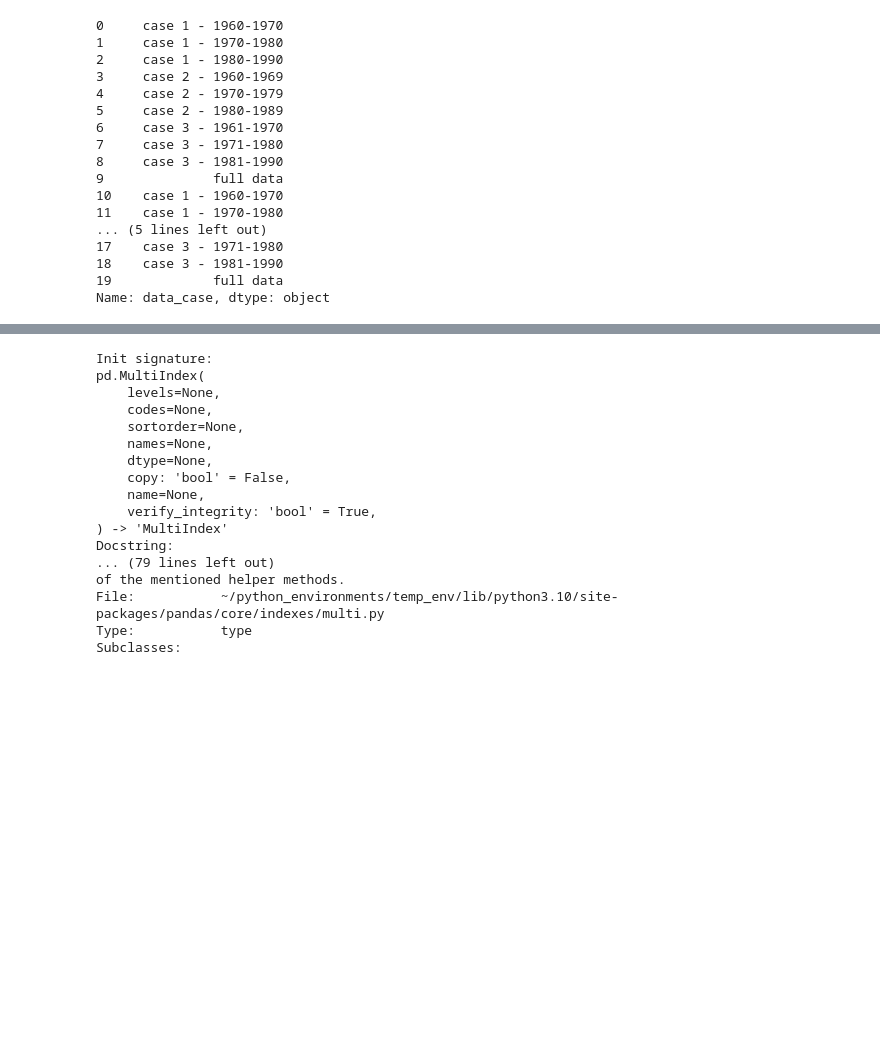
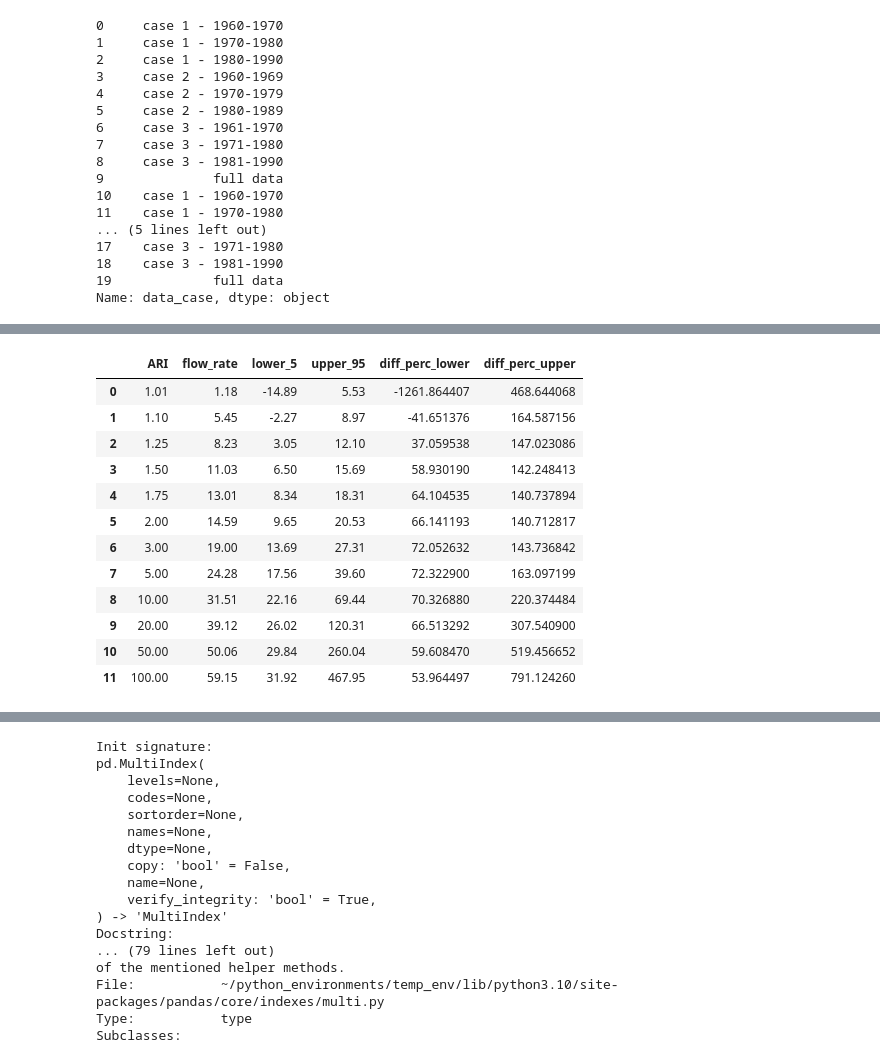
Before and after one commit to Holger-Paxi/Flood_Estimation, a Jupyter notebook: Assignment_1/Assignment_1__2nd.ipynb, the cells around one changed output, grey strips where cells are left out. Saved outputs shown, nothing was run; the diff lists cells and outputs as text; code cells hidden in the pictures; blank space fills up the shorter version.

```diff
--- a/Assignment_1/Assignment_1__2nd.ipynb
+++ b/Assignment_1/Assignment_1__2nd.ipynb
@@ -355,0 +577,3 @@ SyntaxError: 'break' outside loop (668683560.py, line 1)
+# %%
+asd = [results_GEV_full.iloc[0]] + [ind2[1] for ind2 in results_GEV[0].iterrows()]
+asd
@@ -355,0 +598,16 @@ SyntaxError: 'break' outside loop (668683560.py, line 1)
+# %%
+asd[1].df
+# %% [output]
+|  | ARI | flow_rate | lower_5 | upper_95 | diff_perc_lower | diff_perc_upper |
+| 0 | 1.01 | 1.18 | -14.89 | 5.53 | -1261.864407 | 468.644068 |
+| 1 | 1.10 | 5.45 | -2.27 | 8.97 | -41.651376 | 164.587156 |
+| 2 | 1.25 | 8.23 | 3.05 | 12.10 | 37.059538 | 147.023086 |
+| 3 | 1.50 | 11.03 | 6.50 | 15.69 | 58.930190 | 142.248413 |
+| 4 | 1.75 | 13.01 | 8.34 | 18.31 | 64.104535 | 140.737894 |
+| 5 | 2.00 | 14.59 | 9.65 | 20.53 | 66.141193 | 140.712817 |
+| 6 | 3.00 | 19.00 | 13.69 | 27.31 | 72.052632 | 143.736842 |
+| 7 | 5.00 | 24.28 | 17.56 | 39.60 | 72.322900 | 163.097199 |
+| 8 | 10.00 | 31.51 | 22.16 | 69.44 | 70.326880 | 220.374484 |
+| 9 | 20.00 | 39.12 | 26.02 | 120.31 | 66.513292 | 307.540900 |
+| 10 | 50.00 | 50.06 | 29.84 | 260.04 | 59.608470 | 519.456652 |
+| 11 | 100.00 | 59.15 | 31.92 | 467.95 | 53.964497 | 791.124260 |
```
Also changed, not shown: parts of 28 cells of this notebook, 40 other files.
